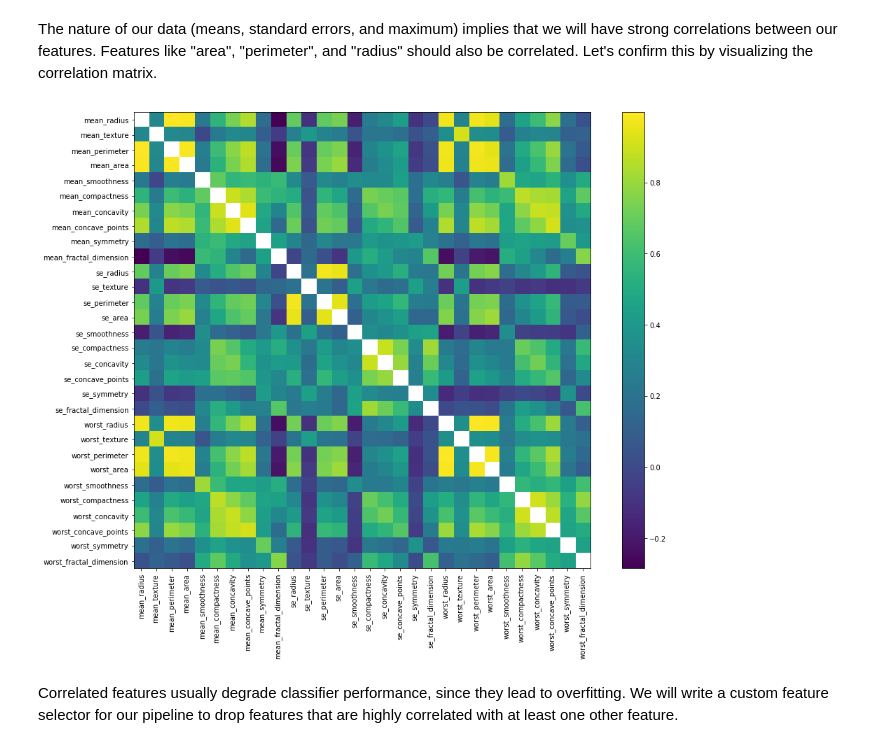
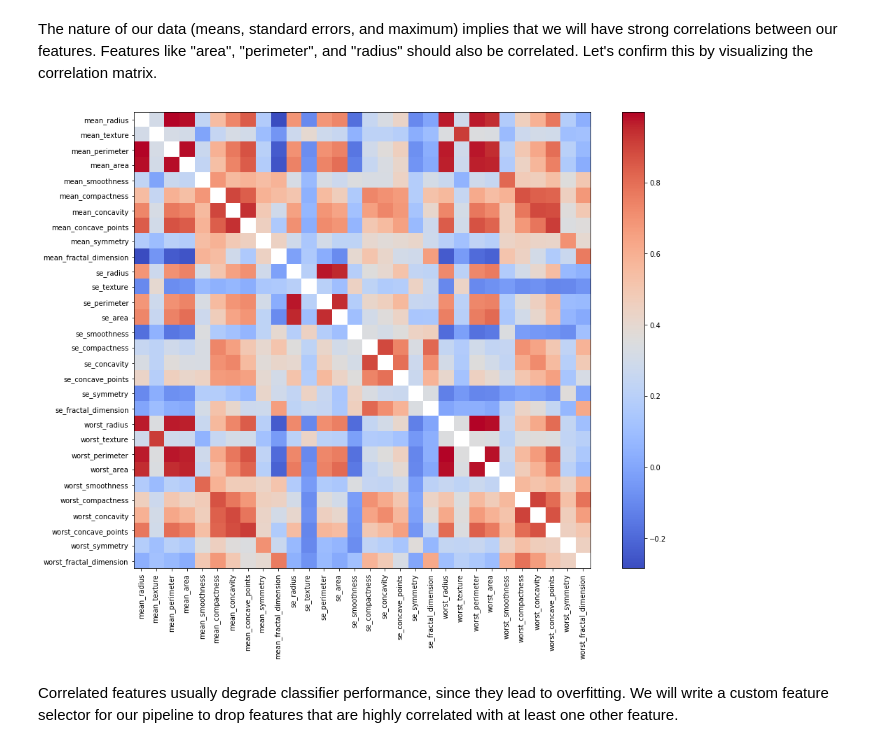
Before and after one commit to CJosephides/WDBC, a Jupyter notebook: wdbc.ipynb, the cells around one changed output. Drawn from its saved outputs; the diff is of its cells as text; code cells hidden in the pictures.

```diff
--- a/wdbc.ipynb
+++ b/wdbc.ipynb
@@ -69,7 +69,7 @@ Create a (final) test set. We will leave this out from all of our parameter and
 
 We need to be a bit careful here. Our dataset is imbalanced with regards to the two diagnoses, so both our training and test sets must reflect the empirical distribution of the diagnoses.
 # %%
-skf = model_selection.StratifiedKFold(n_splits=5)  # five splits result in a 20% validation set
+skf = StratifiedKFold(n_splits=5)  # five splits result in a 20% validation set
 skf_split = skf.split(np.ones(wdbc.shape[0]), wdbc["diagnosis"])
 train, test = next(skf_split)  # we only need the first split
 # %%
@@ -272,21 +269,21 @@ The nature of our data (means, standard errors, and maximum) implies that we wil
 # %%
 C = np.corrcoef(wdbc_X.T)
 # Turn off the main diagonals
 for i in range(C.shape[0]):
     C[i,i] = None
 
 fig, ax = plt.subplots(1,1, figsize=(16,12))
-cax = ax.imshow(C, interpolation=None)
+cax = ax.imshow(C, interpolation=None, cmap=plt.get_cmap("coolwarm"))
 
 ax.set_xticks(np.arange(C.shape[0]))
 ax.set_xticklabels(FEATURES)
 plt.setp(ax.get_xticklabels(), rotation=90)
 ax.set_yticks(np.arange(C.shape[0]))
 ax.set_yticklabels(FEATURES)
 
 _ = fig.colorbar(cax)
 # %% [output]
-[figure, old version]
+[figure, new version]
 # %% [markdown]
 Correlated features usually degrade classifier performance, since they lead to overfitting. We will write a custom feature selector for our pipeline to drop features that are highly correlated with at least one other feature.
 # %%
```
Also changed, not shown: parts of 4 cells of this notebook.
